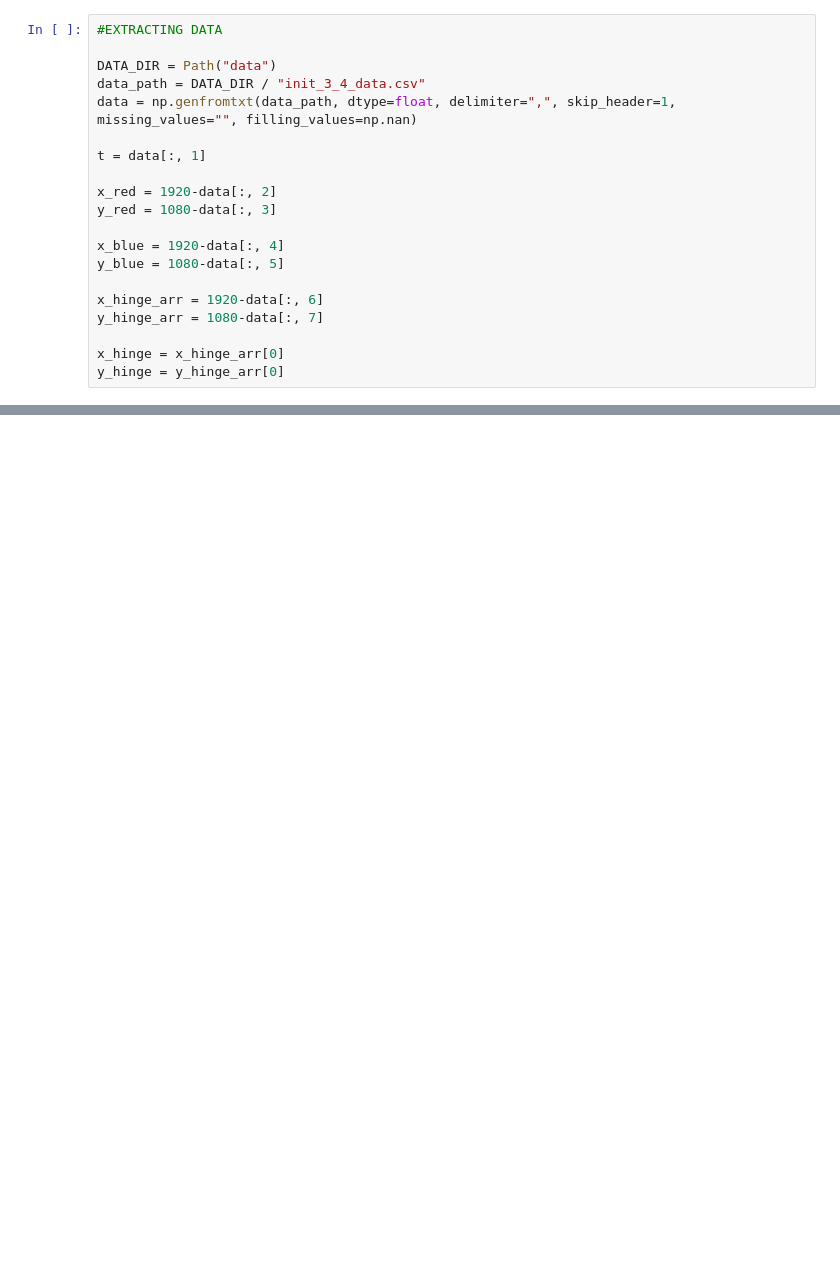
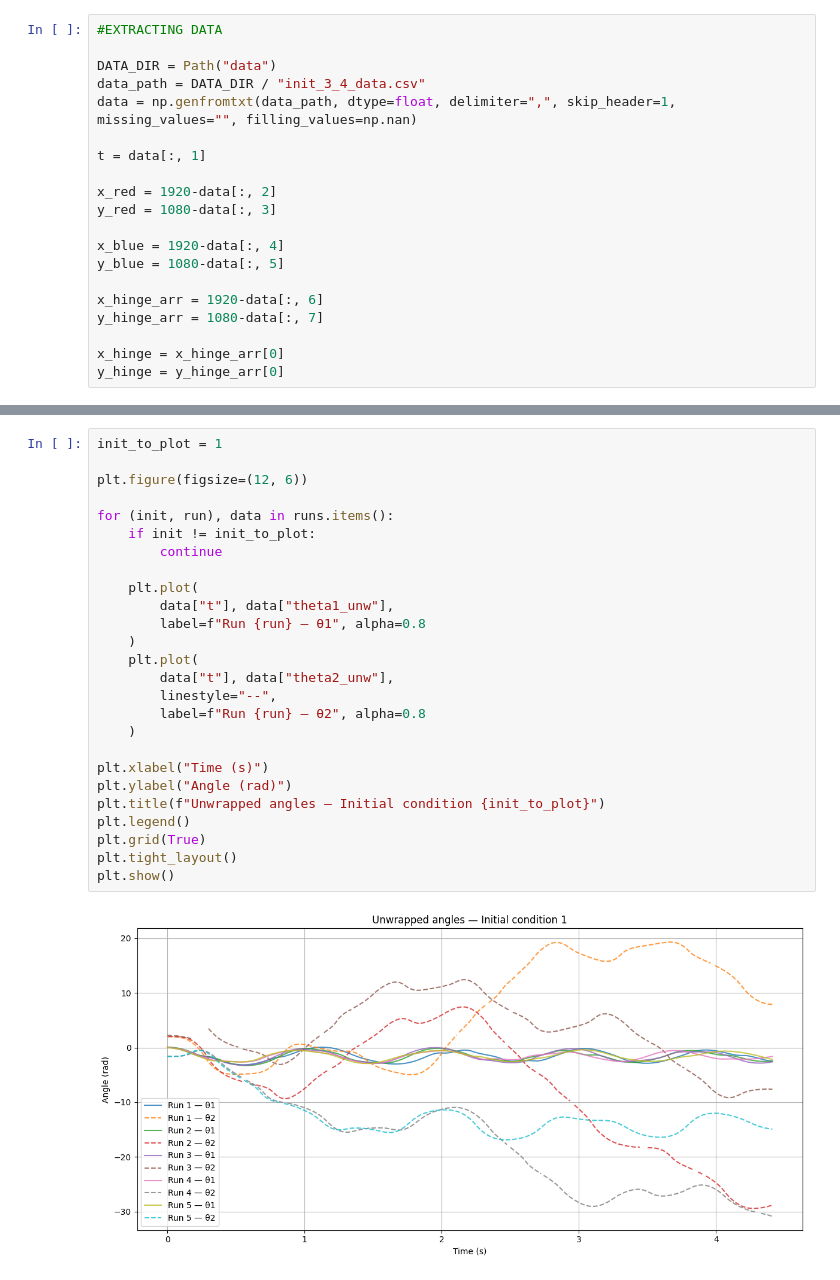
Before and after one commit to Spaantje5/Double-Pendulum-Experiment, a Jupyter notebook: real/analysis.ipynb, the cells around one changed output, grey strips where cells are left out. Cells and saved outputs as stored; diff of their text form; blank space fills up the shorter version.

```diff
--- a/real/analysis.ipynb
+++ b/real/analysis.ipynb
@@ -115,0 +120,28 @@ plt.show()
+# %%
+init_to_plot = 1
+
+plt.figure(figsize=(12, 6))
+
+for (init, run), data in runs.items():
+    if init != init_to_plot:
+        continue
+
+    plt.plot(
+        data["t"], data["theta1_unw"],
+        label=f"Run {run} — θ1", alpha=0.8
+    )
+    plt.plot(
+        data["t"], data["theta2_unw"],
+        linestyle="--",
+        label=f"Run {run} — θ2", alpha=0.8
+    )
+
+plt.xlabel("Time (s)")
+plt.ylabel("Angle (rad)")
+plt.title(f"Unwrapped angles — Initial condition {init_to_plot}")
+plt.legend()
+plt.grid(True)
+plt.tight_layout()
+plt.show()
+# %% [output]
+[figure, added]
```
Also changed, not shown: parts of 8 cells of this notebook, 3 other files.
